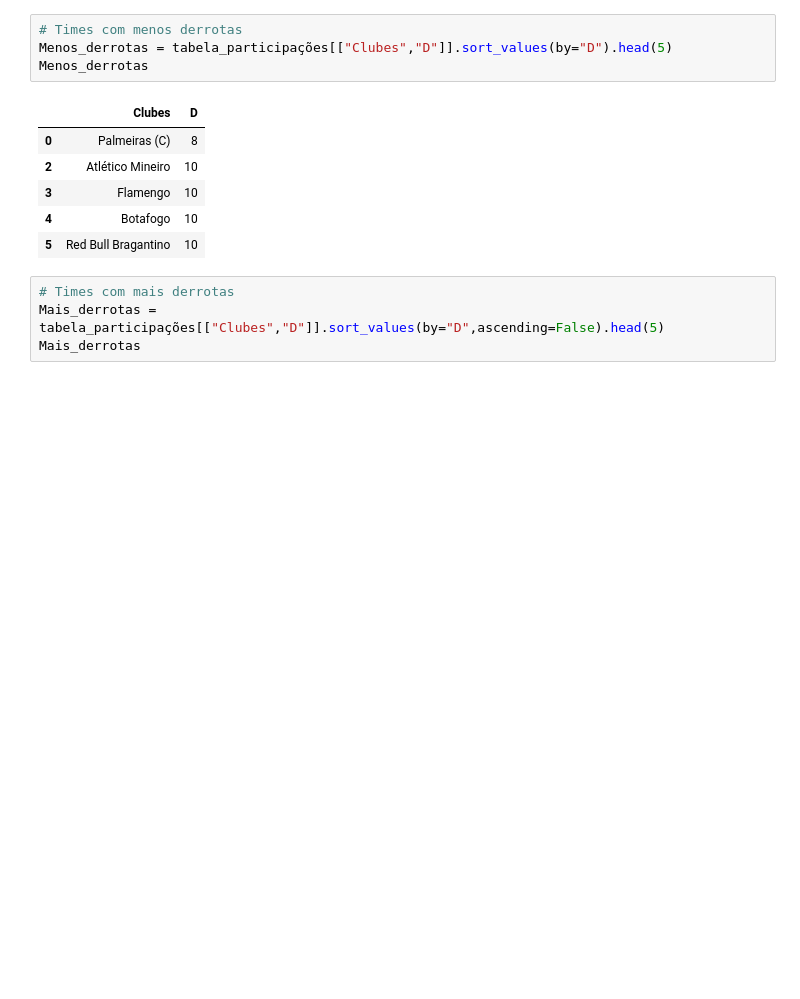
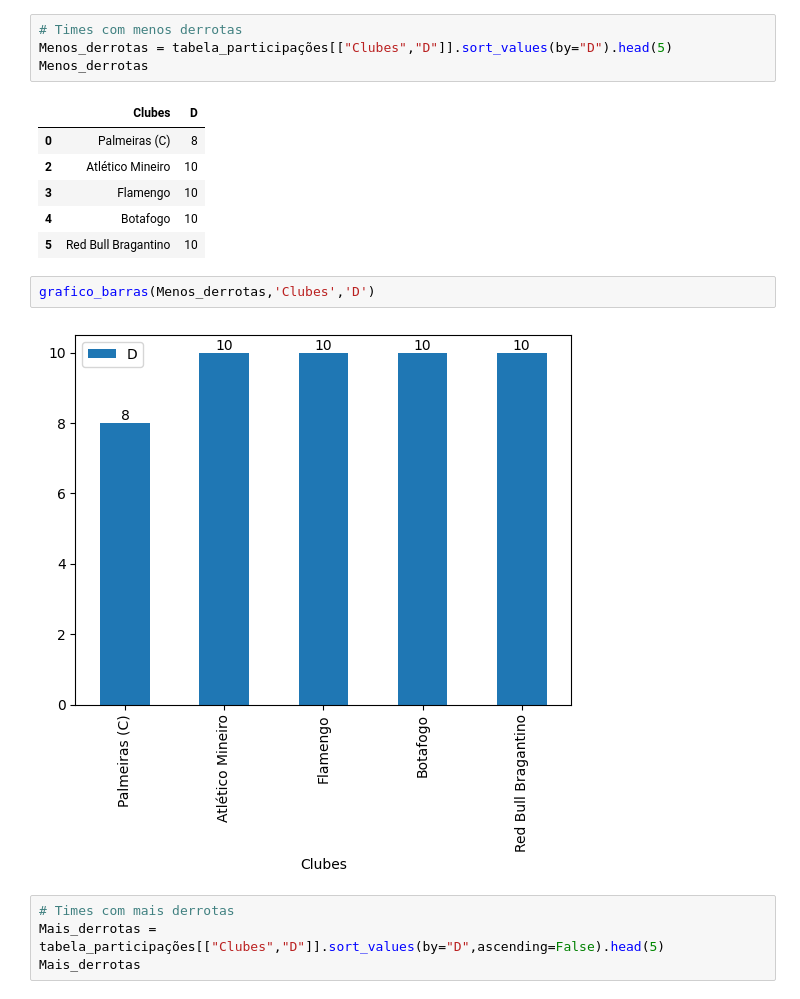
Before and after one commit to hugodevelopment/Web-Scraping, a Jupyter notebook: Análise_Brasileirão_2023.ipynb, the cells around one changed output. Cells and saved outputs as stored; diff of their text form; blank space fills up the shorter version.

```diff
--- a/Análise_Brasileirão_2023.ipynb
+++ b/Análise_Brasileirão_2023.ipynb
@@ -217,6 +217,10 @@ Menos_derrotas
 | 3 | Flamengo | 10 |
 | 4 | Botafogo | 10 |
 | 5 | Red Bull Bragantino | 10 |
+# %%
+grafico_barras(Menos_derrotas,'Clubes','D')
+# %% [output]
+[figure, added]
 # %%
 # Times com mais derrotas
 Mais_derrotas = tabela_participações[["Clubes","D"]].sort_values(by="D",ascending=False).head(5)
```
Also changed, not shown: parts of 1 cell of this notebook.
